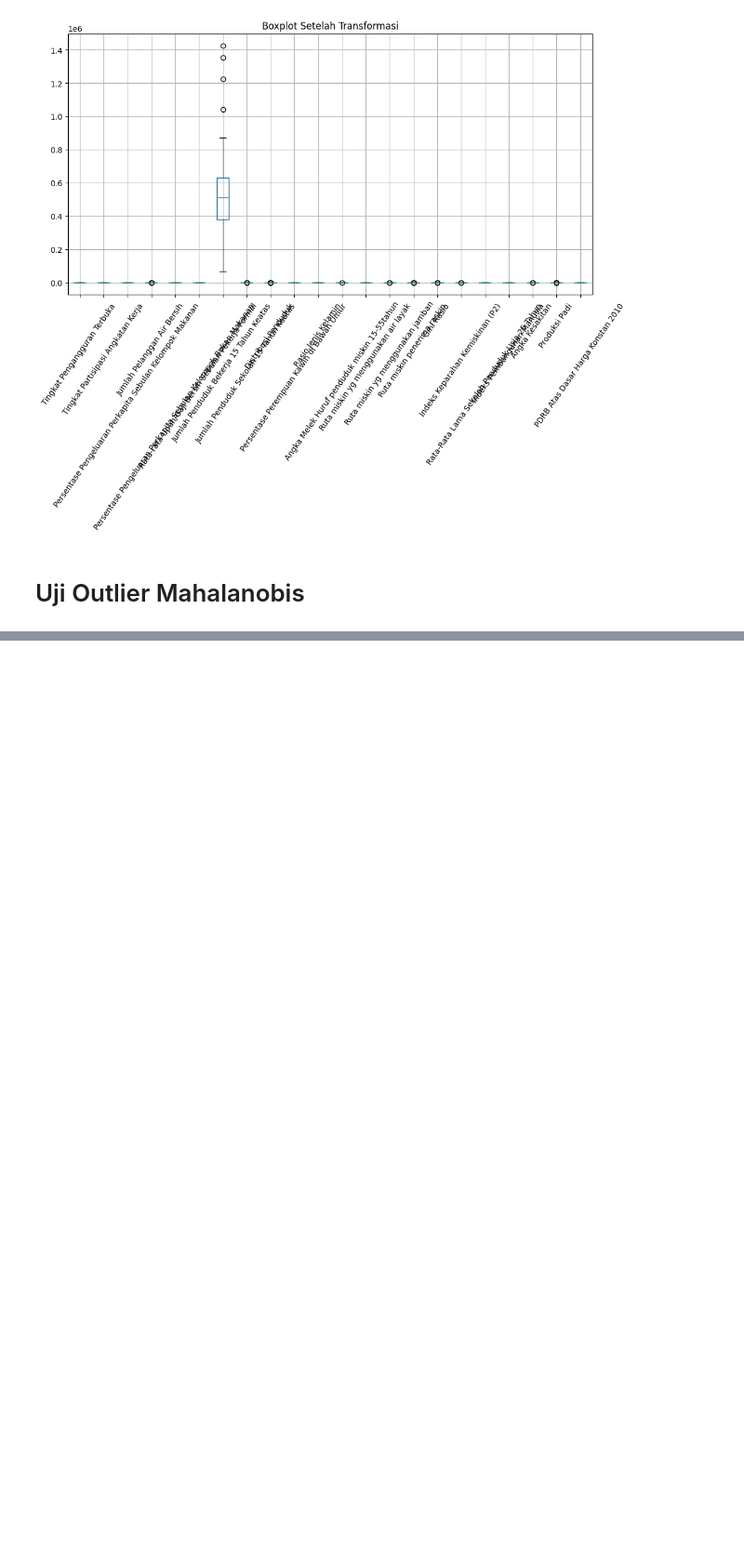
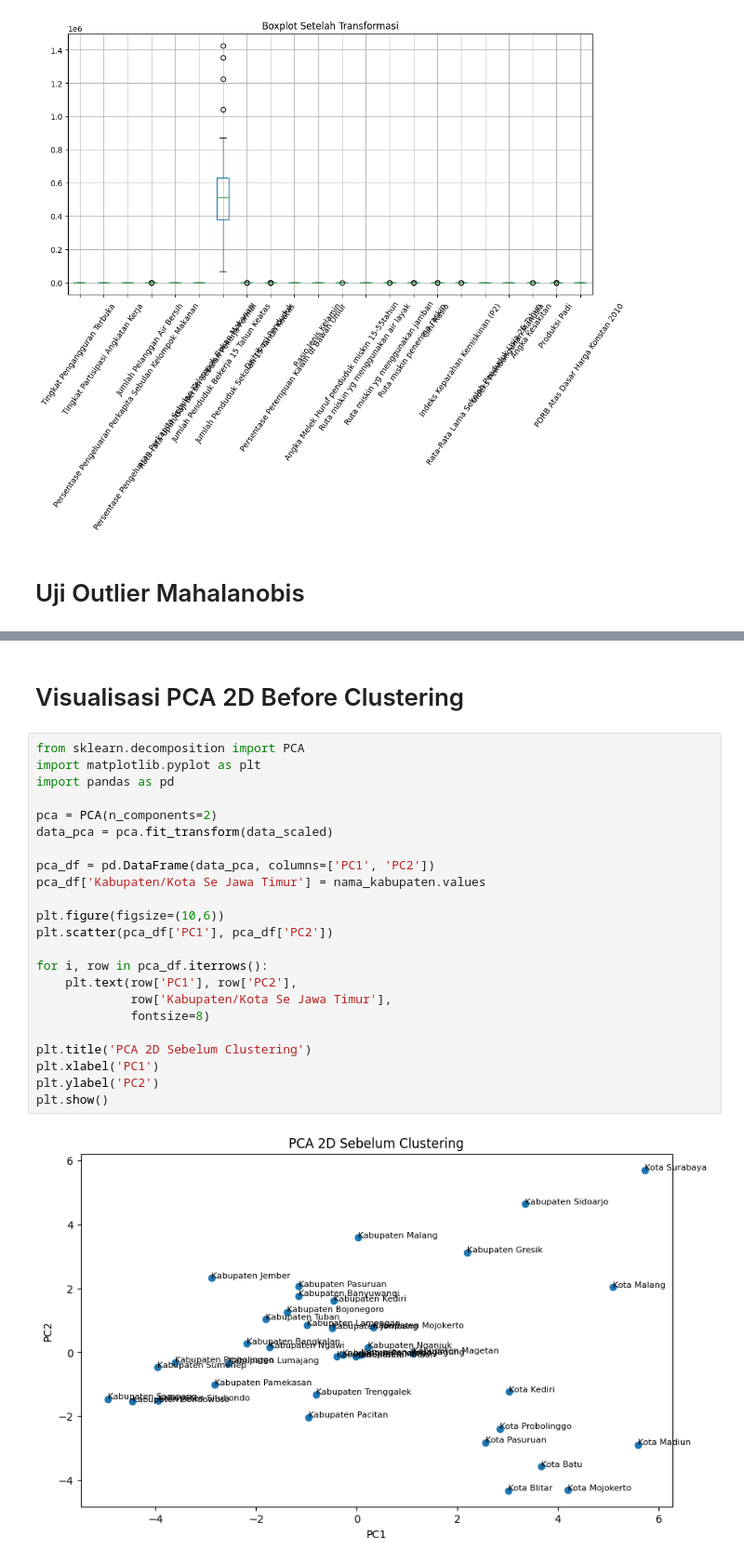
Before and after one commit to yowxy/Clustering-Based-on-Study-Case, a Jupyter notebook: index.ipynb, the cells around one changed output, grey strips where cells are left out. Shown at 93% size. Drawn from its saved outputs; the diff is of its cells as text; blank space fills up the shorter version.

```diff
--- a/index.ipynb
+++ b/index.ipynb
@@ -224,0 +247,27 @@ display(uji_outlier)
+# %% [markdown]
+# Visualisasi PCA 2D Before Clustering
+# %%
+from sklearn.decomposition import PCA
+import matplotlib.pyplot as plt
+import pandas as pd
+
+pca = PCA(n_components=2)
+data_pca = pca.fit_transform(data_scaled)
+
+pca_df = pd.DataFrame(data_pca, columns=['PC1', 'PC2'])
+pca_df['Kabupaten/Kota Se Jawa Timur'] = nama_kabupaten.values
+
+plt.figure(figsize=(10,6))
+plt.scatter(pca_df['PC1'], pca_df['PC2'])
+
+for i, row in pca_df.iterrows():
+    plt.text(row['PC1'], row['PC2'],
+             row['Kabupaten/Kota Se Jawa Timur'],
+             fontsize=8)
+
+plt.title('PCA 2D Sebelum Clustering')
+plt.xlabel('PC1')
+plt.ylabel('PC2')
+plt.show()
+# %% [output]
+[figure, added]
```
Also changed, not shown: parts of 5 cells of this notebook.
